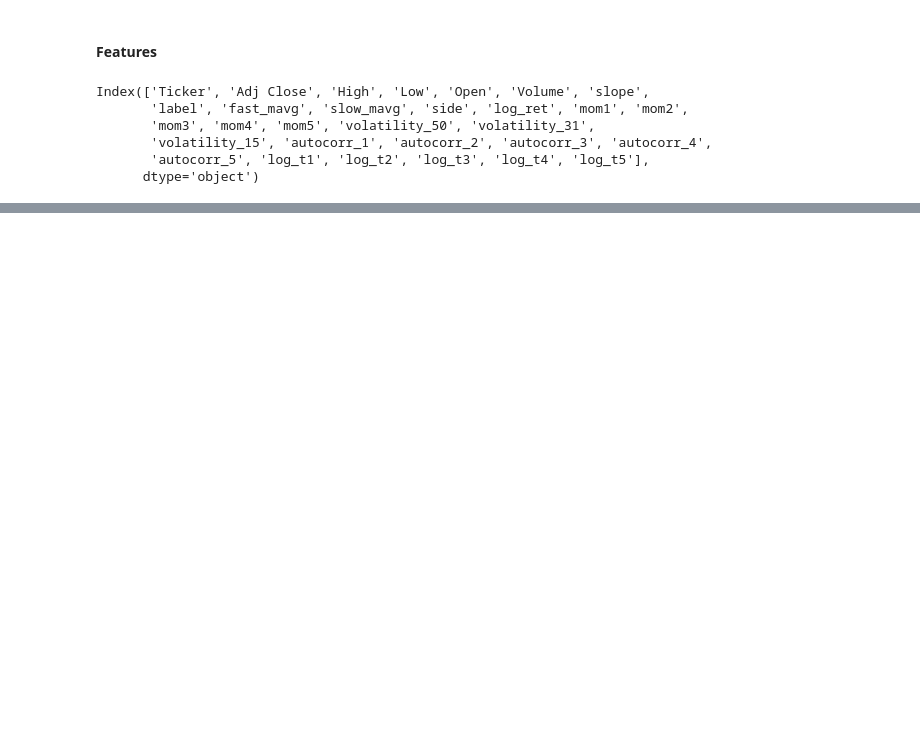
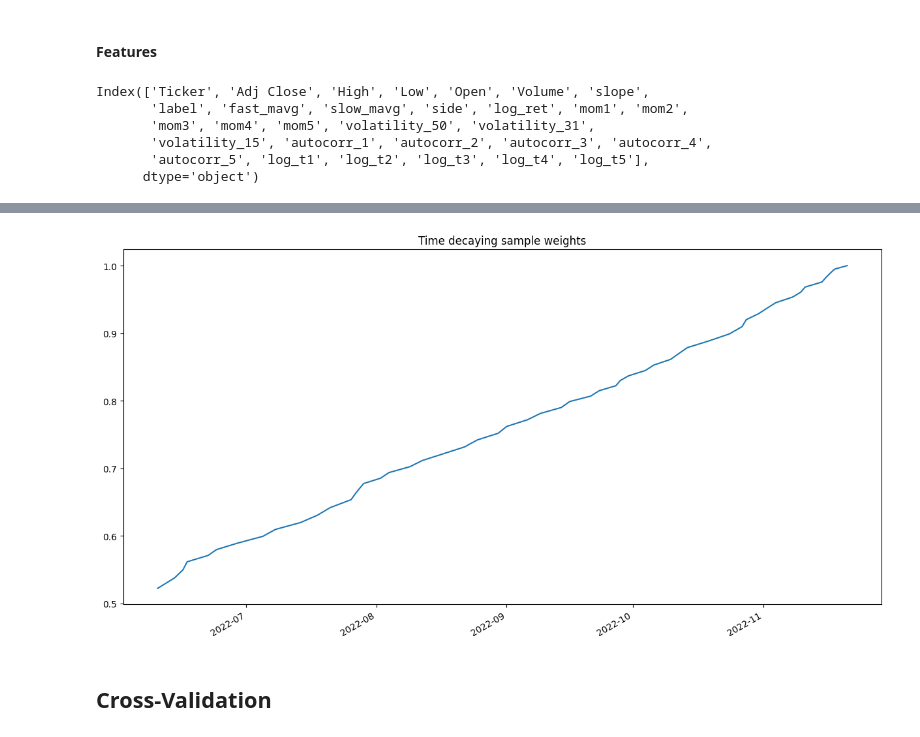
Before and after one commit to waikho/MADS_Capstone, a Jupyter notebook: modeling.ipynb, the cells around one changed output, grey strips where cells are left out. Saved outputs shown, nothing was run; the diff lists cells and outputs as text; code cells hidden in the pictures; blank space fills up the shorter version.

```diff
--- a/modeling.ipynb
+++ b/modeling.ipynb
@@ -368,0 +365,9 @@ X_train, X_test, y_train, y_test = train_test_split(X, y, test_size=0.5, shuffle
+# %%
+plt.figure(figsize=(15,8))
+plt.title('Time decaying sample weights')
+time_based_sample_weights.plot()
+plt.show()
+# %% [output]
+[figure, added]
+# %% [markdown]
+## Cross-Validation
```
Also changed, not shown: parts of 50 cells of this notebook, 4 other files.
